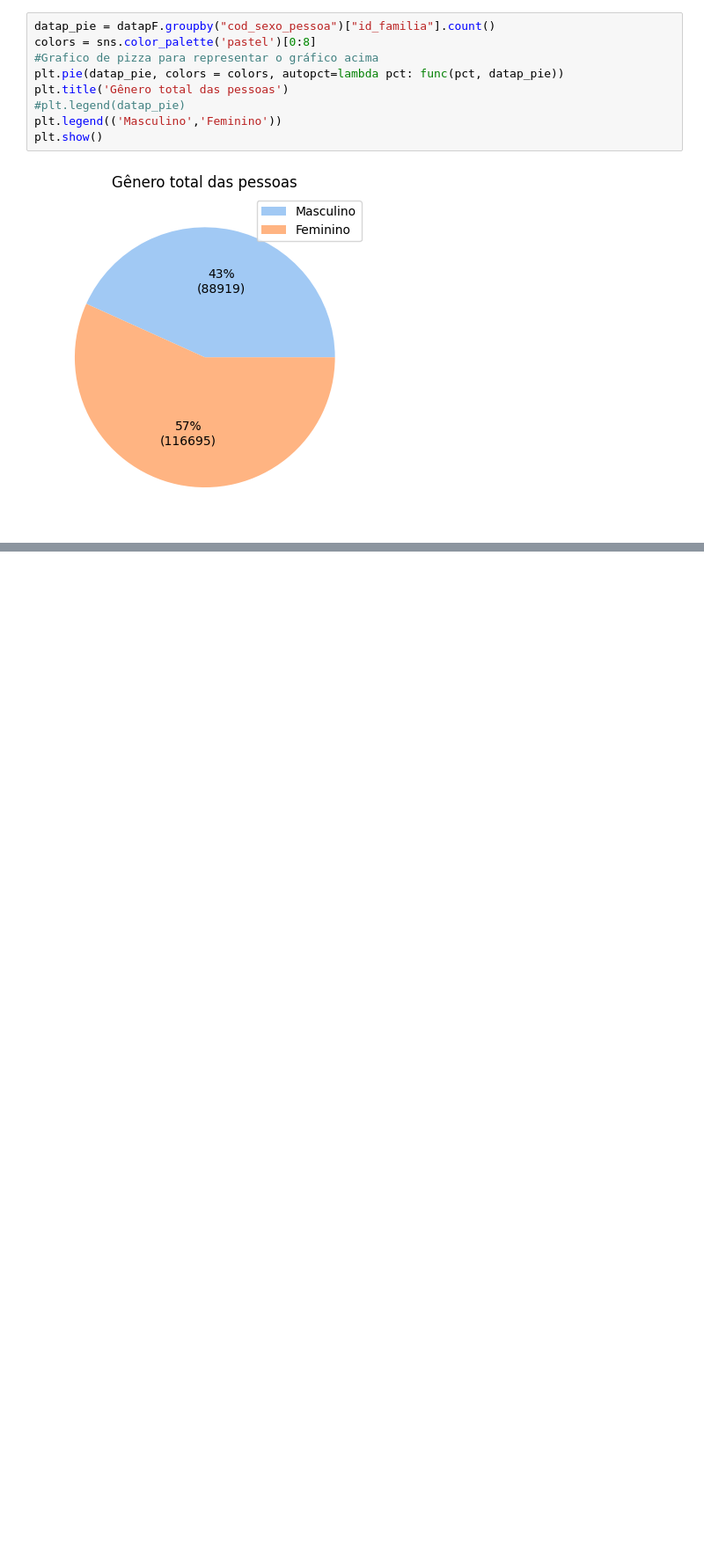
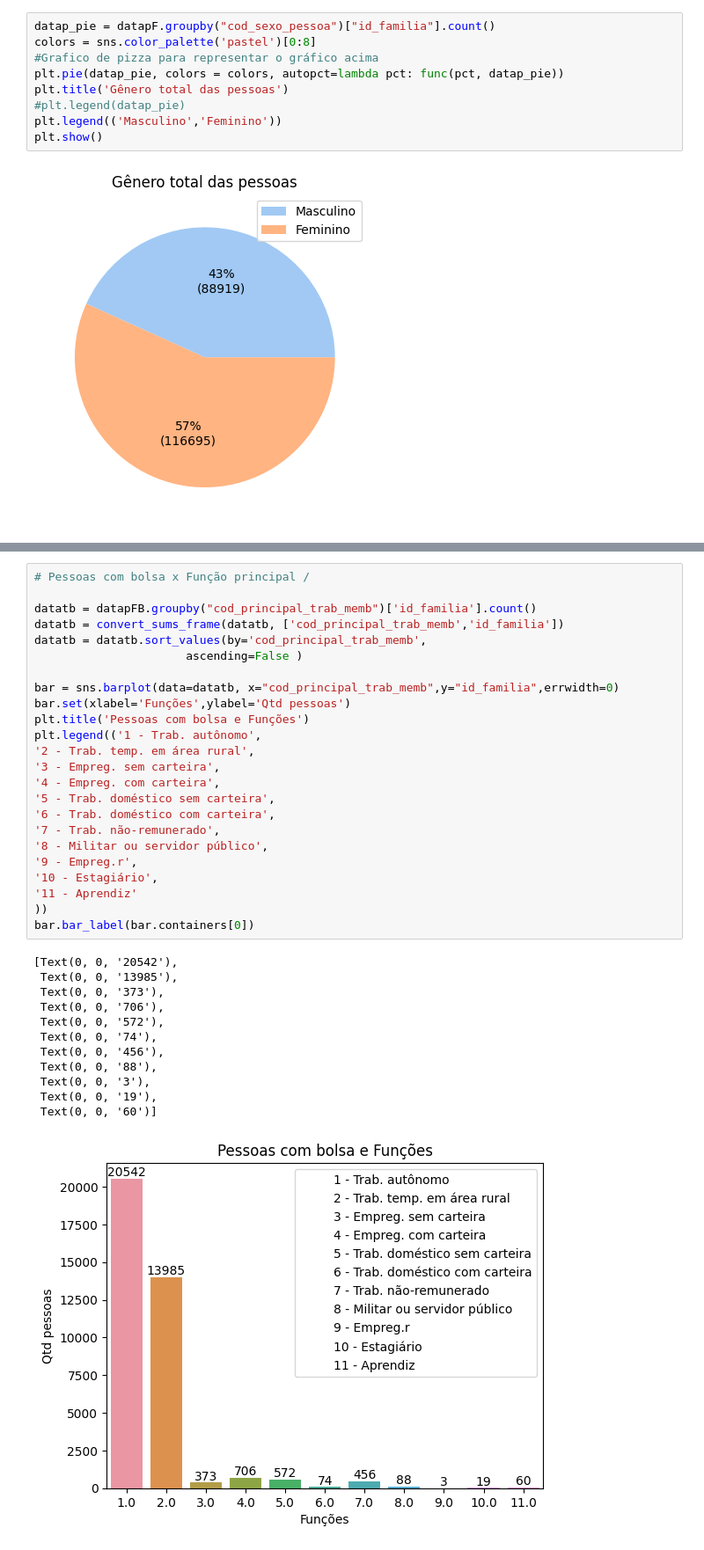
Before and after one commit to Jownao/dive_datascience, a Jupyter notebook: lab/03_Analise_dados_bolsa_familia.ipynb, the cells around one changed output, grey strips where cells are left out. Shown at 88% size. Drawn from its saved outputs; the diff is of its cells as text; blank space fills up the shorter version.

```diff
--- a/lab/03_Analise_dados_bolsa_familia.ipynb
+++ b/lab/03_Analise_dados_bolsa_familia.ipynb
@@ -380,3 +376,40 @@ plt.legend(('Masculino','Feminino'))
 plt.show()
 # %% [output]
 [figure]
+# %%
+# Pessoas com bolsa x Função principal /
+
+datatb = datapFB.groupby("cod_principal_trab_memb")['id_familia'].count()
+datatb = convert_sums_frame(datatb, ['cod_principal_trab_memb','id_familia'])
+datatb = datatb.sort_values(by='cod_principal_trab_memb',
+                      ascending=False )
+
+bar = sns.barplot(data=datatb, x="cod_principal_trab_memb",y="id_familia",errwidth=0)
+bar.set(xlabel='Funções',ylabel='Qtd pessoas')
+plt.title('Pessoas com bolsa e Funções')
+plt.legend(('1 - Trab. autônomo',
+'2 - Trab. temp. em área rural',
+'3 - Empreg. sem carteira',
+'4 - Empreg. com carteira',
+'5 - Trab. doméstico sem carteira',
+'6 - Trab. doméstico com carteira',
+'7 - Trab. não-remunerado',
+'8 - Militar ou servidor público',
+'9 - Empreg.r',
+'10 - Estagiário',
+'11 - Aprendiz'
+))
+bar.bar_label(bar.containers[0])
+# %% [output]
+[Text(0, 0, '20542'),
+ Text(0, 0, '13985'),
+ Text(0, 0, '373'),
+ Text(0, 0, '706'),
+ Text(0, 0, '572'),
+ Text(0, 0, '74'),
+ Text(0, 0, '456'),
+ Text(0, 0, '88'),
+ Text(0, 0, '3'),
+ Text(0, 0, '19'),
+ Text(0, 0, '60')]
+[figure, added]
```
Also changed, not shown: parts of 24 cells of this notebook.
